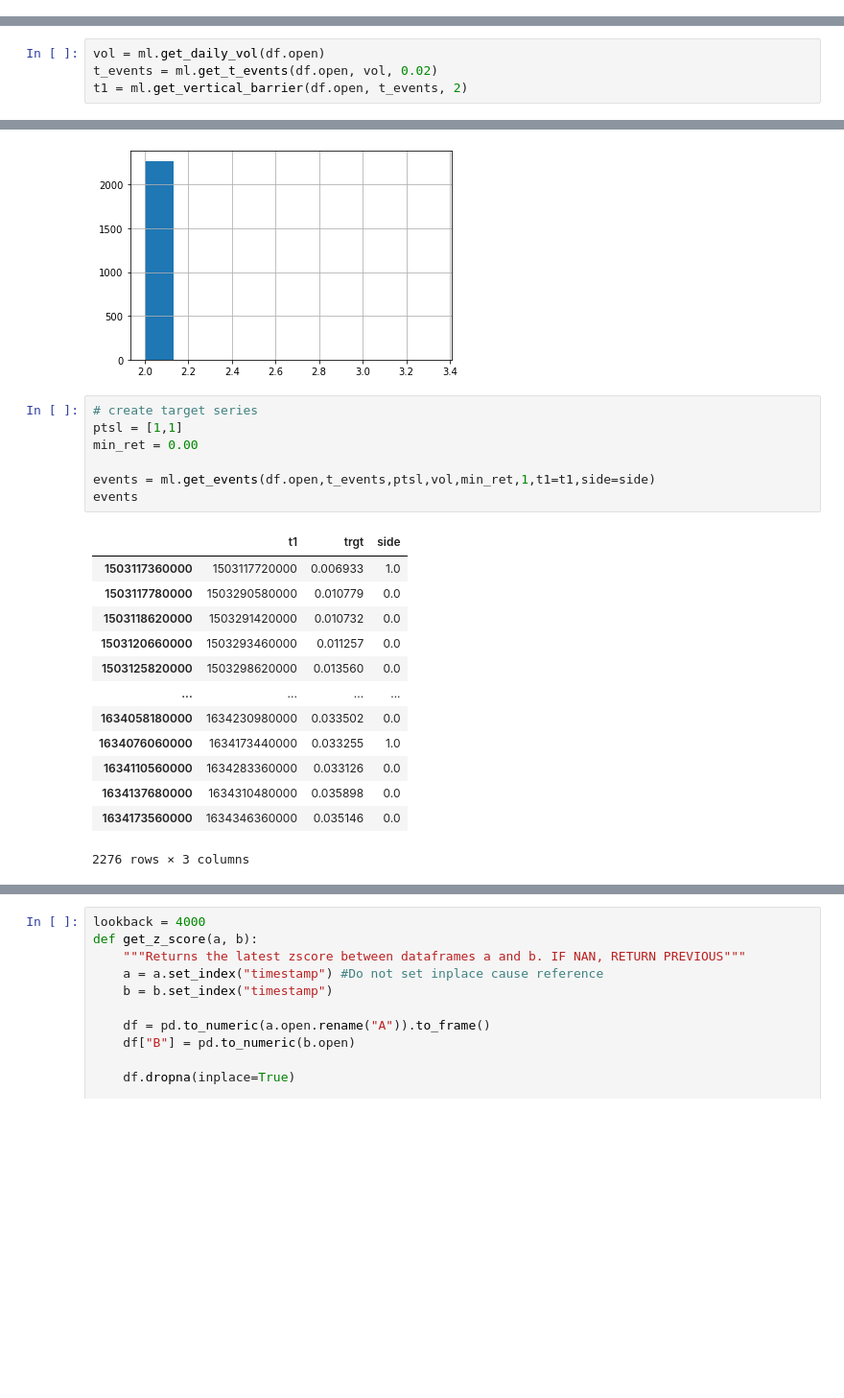
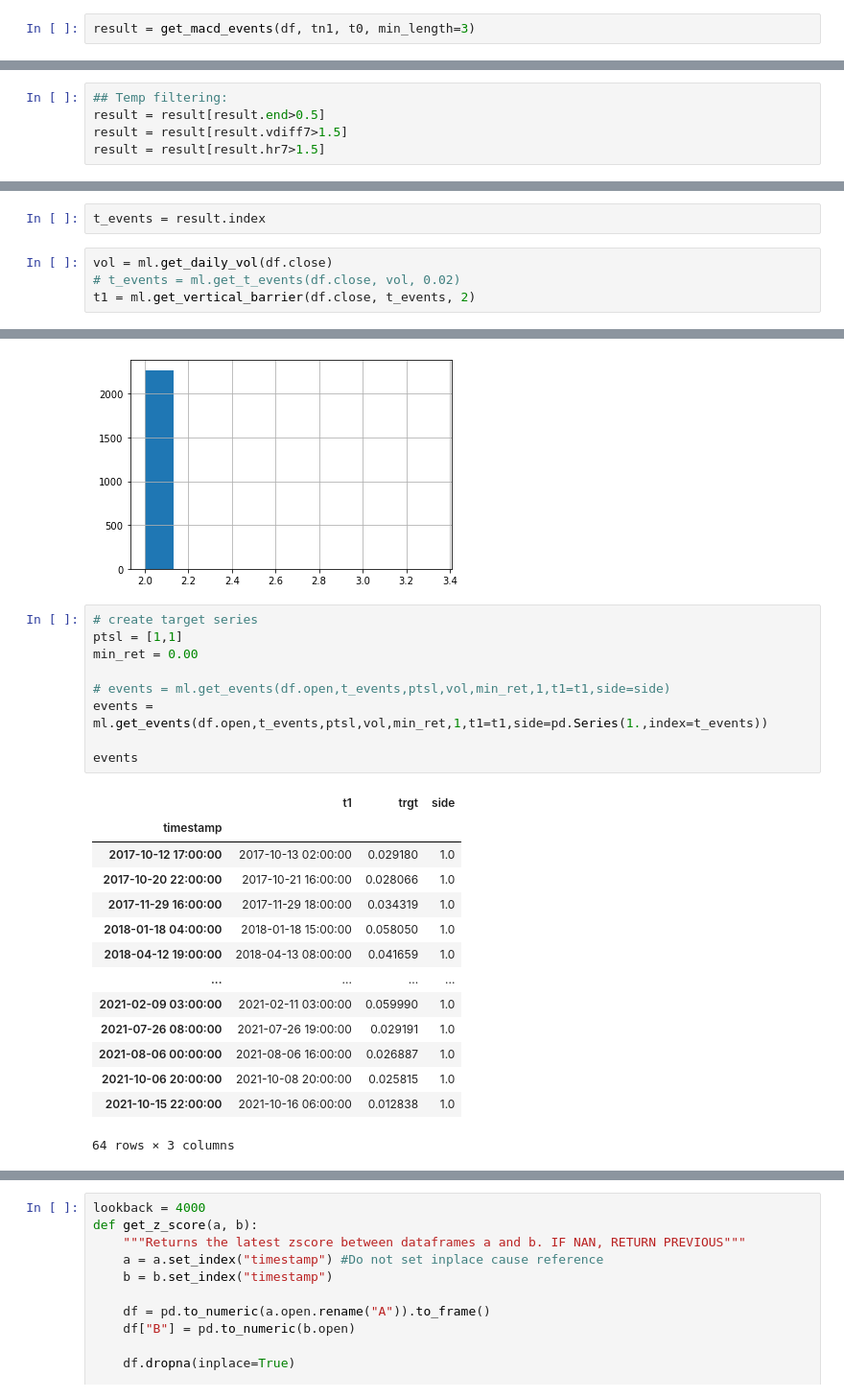
Before and after one commit to sunnymnie/chart-visualizer, a Jupyter notebook: main.ipynb, the cells around one changed output, grey strips where cells are left out. Shown: that part at 96% size. Cells and saved outputs as stored; diff of their text form; blank space fills up the shorter version.

```diff
--- a/main.ipynb
+++ b/main.ipynb
@@ -17,0 +202,2 @@ df = dl.get_working_data("BTCUSDT")
+# %%
+result = get_macd_events(df, tn1, t0, min_length=3)
@@ -17,0 +221,5 @@ df = dl.get_working_data("BTCUSDT")
+# %%
+## Temp filtering:
+result = result[result.end>0.5]
+result = result[result.vdiff7>1.5]
+result = result[result.hr7>1.5]
@@ -67,7 +285,9 @@ ax.plot(df[(df.index>t_range[0]) & (df.index<t_range[-1])].open, c="gray", alpha
 # %% [output]
 [<matplotlib.lines.Line2D at 0x...>]
 [figure]
+# %%
+t_events = result.index
 # %%
-vol = ml.get_daily_vol(df.open)
-t_events = ml.get_t_events(df.open, vol, 0.02)
-t1 = ml.get_vertical_barrier(df.open, t_events, 2)
+vol = ml.get_daily_vol(df.close)
+# t_events = ml.get_t_events(df.close, vol, 0.02)
+t1 = ml.get_vertical_barrier(df.close, t_events, 2)
@@ -105,24 +328,27 @@ new.hist()
 # %%
 # create target series
 ptsl = [1,1]
 min_ret = 0.00
 
-events = ml.get_events(df.open,t_events,ptsl,vol,min_ret,1,t1=t1,side=side)
+# events = ml.get_events(df.open,t_events,ptsl,vol,min_ret,1,t1=t1,side=side)
+events = ml.get_events(df.open,t_events,ptsl,vol,min_ret,1,t1=t1,side=pd.Series(1.,index=t_events))
+
 events
 # %% [output]
 |  | t1 | trgt | side |
-| 1503117360000 | 1503117720000 | 0.006933 | 1.0 |
-| 1503117780000 | 1503290580000 | 0.010779 | 0.0 |
-| 1503118620000 | 1503291420000 | 0.010732 | 0.0 |
-| 1503120660000 | 1503293460000 | 0.011257 | 0.0 |
-| 1503125820000 | 1503298620000 | 0.013560 | 0.0 |
+| timestamp |  |  |  |
+| 2017-10-12 17:00:00 | 2017-10-13 02:00:00 | 0.029180 | 1.0 |
+| 2017-10-20 22:00:00 | 2017-10-21 16:00:00 | 0.028066 | 1.0 |
+| 2017-11-29 16:00:00 | 2017-11-29 18:00:00 | 0.034319 | 1.0 |
+| 2018-01-18 04:00:00 | 2018-01-18 15:00:00 | 0.058050 | 1.0 |
+| 2018-04-12 19:00:00 | 2018-04-13 08:00:00 | 0.041659 | 1.0 |
 | ... | ... | ... | ... |
-| 1634058180000 | 1634230980000 | 0.033502 | 0.0 |
-| 1634076060000 | 1634173440000 | 0.033255 | 1.0 |
-| 1634110560000 | 1634283360000 | 0.033126 | 0.0 |
-| 1634137680000 | 1634310480000 | 0.035898 | 0.0 |
-| 1634173560000 | 1634346360000 | 0.035146 | 0.0 |
+| 2021-02-09 03:00:00 | 2021-02-11 03:00:00 | 0.059990 | 1.0 |
+| 2021-07-26 08:00:00 | 2021-07-26 19:00:00 | 0.029191 | 1.0 |
+| 2021-08-06 00:00:00 | 2021-08-06 16:00:00 | 0.026887 | 1.0 |
+| 2021-10-06 20:00:00 | 2021-10-08 20:00:00 | 0.025815 | 1.0 |
+| 2021-10-15 22:00:00 | 2021-10-16 06:00:00 | 0.012838 | 1.0 |
-2276 rows × 3 columns
+64 rows × 3 columns
 # %%
 a = events.index.values
 new = (events.loc[a].t1 - a)/(60000*24*60)
```
Also changed, not shown: parts of 27 cells of this notebook, 3 other files.
